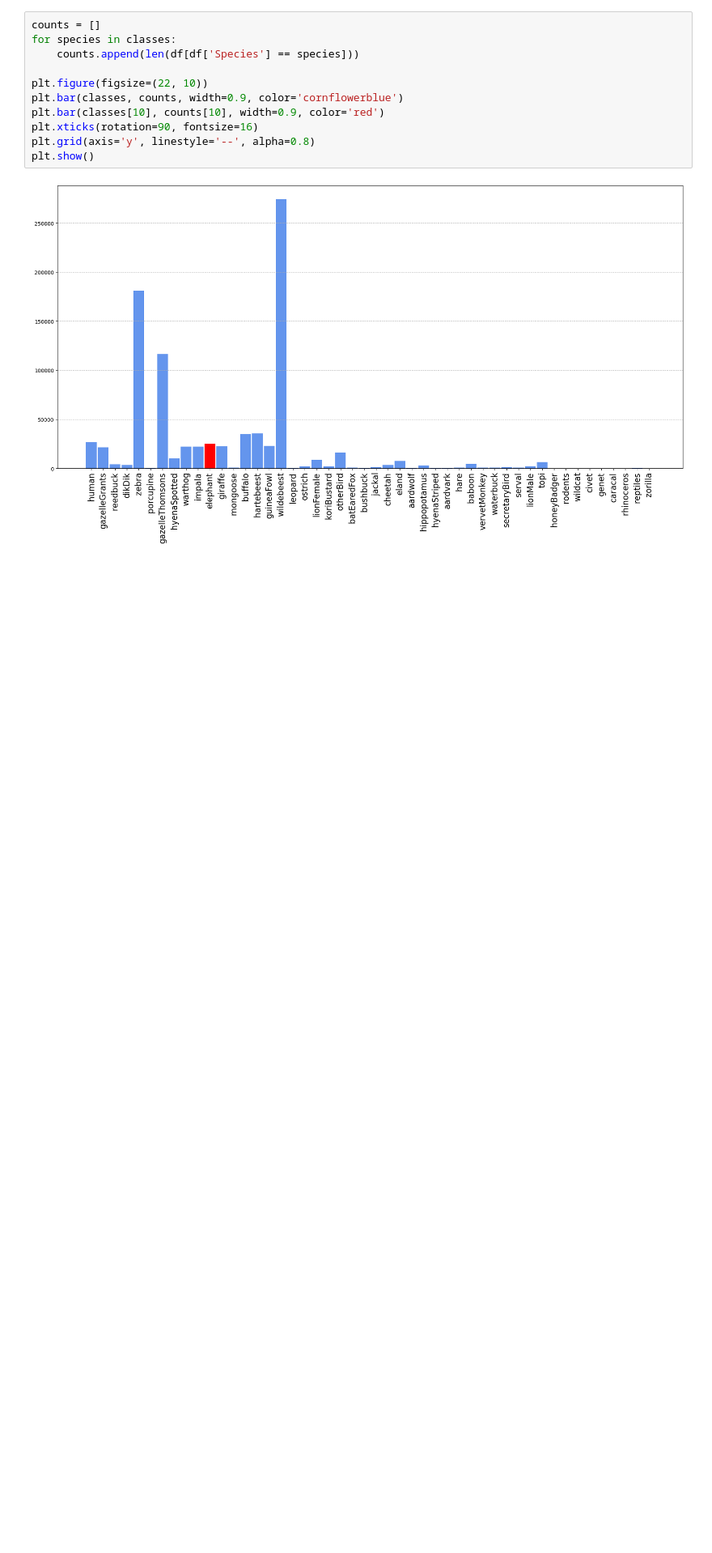
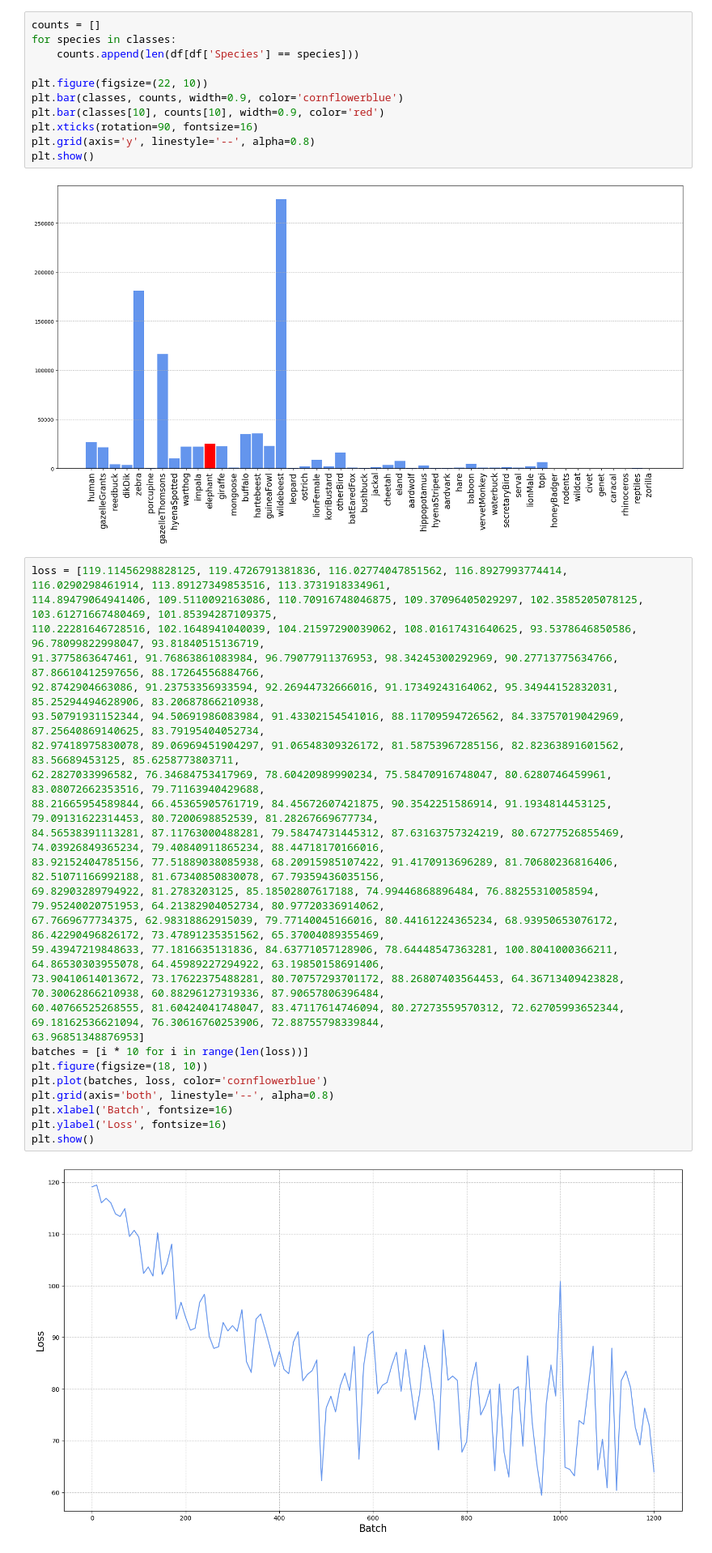
Before and after one commit to sydlester/elephant-image-classification, a Jupyter notebook: data/data_exploration.ipynb, the cells around one changed output. Shown: that part at 81% size. Drawn from its saved outputs; the diff is of its cells as text; blank space fills up the shorter version.

```diff
--- a/data/data_exploration.ipynb
+++ b/data/data_exploration.ipynb
@@ -32,3 +32,30 @@ plt.grid(axis='y', linestyle='--', alpha=0.8)
 plt.show()
 # %% [output]
 [figure]
+# %%
+loss = [119.11456298828125, 119.4726791381836, 116.02774047851562, 116.8927993774414, 116.0290298461914, 113.89127349853516, 113.3731918334961,
+114.89479064941406, 109.5110092163086, 110.70916748046875, 109.37096405029297, 102.3585205078125, 103.61271667480469, 101.85394287109375,
+110.22281646728516, 102.1648941040039, 104.21597290039062, 108.01617431640625, 93.5378646850586, 96.78099822998047, 93.81840515136719,
+91.3775863647461, 91.76863861083984, 96.79077911376953, 98.34245300292969, 90.27713775634766, 87.86610412597656, 88.17264556884766,
+92.8742904663086, 91.23753356933594, 92.26944732666016, 91.17349243164062, 95.34944152832031, 85.25294494628906, 83.20687866210938,
+93.50791931152344, 94.50691986083984, 91.43302154541016, 88.11709594726562, 84.33757019042969, 87.25640869140625, 83.79195404052734,
+82.97418975830078, 89.06969451904297, 91.06548309326172, 81.58753967285156, 82.82363891601562, 83.56689453125, 85.6258773803711,
+62.2827033996582, 76.34684753417969, 78.60420989990234, 75.58470916748047, 80.6280746459961, 83.08072662353516, 79.71163940429688,
+88.21665954589844, 66.45365905761719, 84.45672607421875, 90.3542251586914, 91.1934814453125, 79.09131622314453, 80.7200698852539, 81.28267669677734,
+84.56538391113281, 87.11763000488281, 79.58474731445312, 87.63163757324219, 80.67277526855469, 74.03926849365234, 79.40840911865234, 88.44718170166016,
+83.92152404785156, 77.51889038085938, 68.20915985107422, 91.4170913696289, 81.70680236816406, 82.51071166992188, 81.67340850830078, 67.79359436035156,
+69.82903289794922, 81.2783203125, 85.18502807617188, 74.99446868896484, 76.88255310058594, 79.95240020751953, 64.21382904052734, 80.97720336914062,
+67.7669677734375, 62.98318862915039, 79.77140045166016, 80.44161224365234, 68.93950653076172, 86.42290496826172, 73.47891235351562, 65.37004089355469,
+59.43947219848633, 77.1816635131836, 84.63771057128906, 78.64448547363281, 100.8041000366211, 64.86530303955078, 64.45989227294922, 63.19850158691406,
+73.90410614013672, 73.17622375488281, 80.70757293701172, 88.26807403564453, 64.36713409423828, 70.30062866210938, 60.88296127319336, 87.90657806396484,
+60.40766525268555, 81.60424041748047, 83.47117614746094, 80.27273559570312, 72.62705993652344, 69.18162536621094, 76.30616760253906, 72.88755798339844,
+63.96851348876953]
+batches = [i * 10 for i in range(len(loss))]
+plt.figure(figsize=(18, 10))
+plt.plot(batches, loss, color='cornflowerblue')
+plt.grid(axis='both', linestyle='--', alpha=0.8)
+plt.xlabel('Batch', fontsize=16)
+plt.ylabel('Loss', fontsize=16)
+plt.show()
+# %% [output]
+[figure, added]
```
Also changed, not shown: 3 other files.
